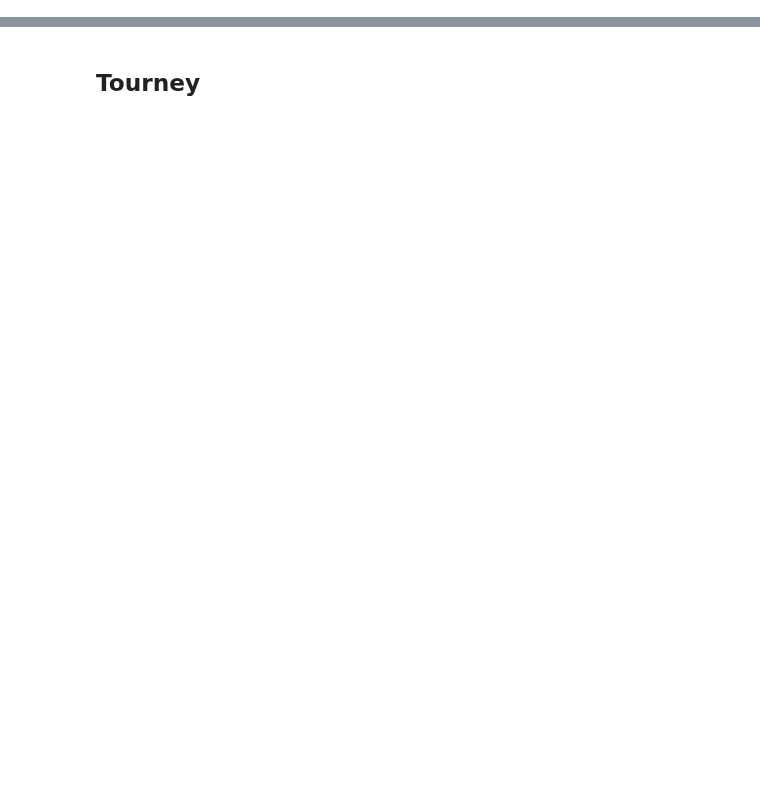
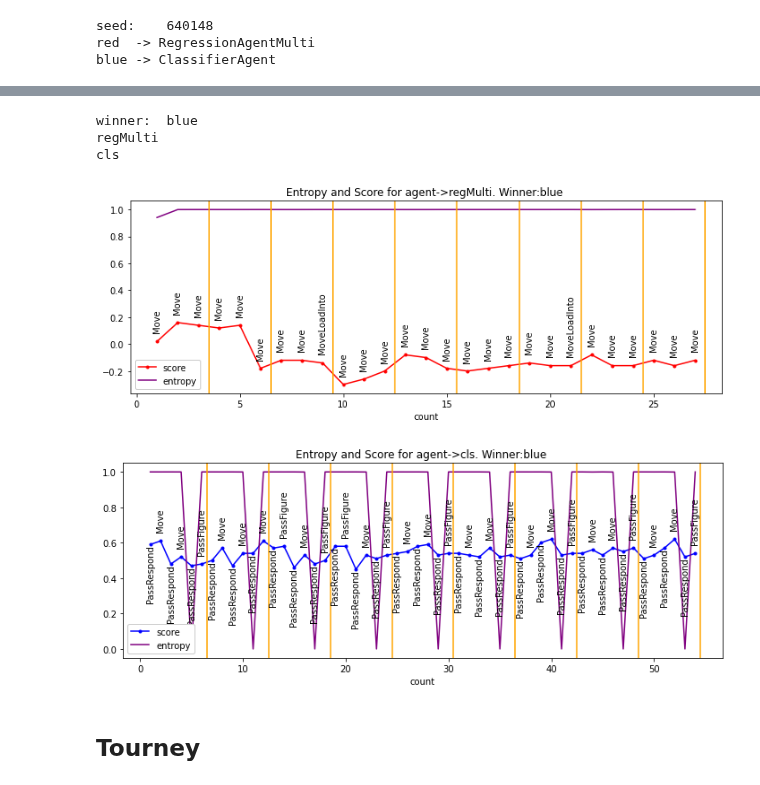
Before and after one commit to IDSIA/NewTechnoWar, a Jupyter notebook: code/notebooks/AnalysisEntropy.ipynb, the cells around one changed output, grey strips where cells are left out. Cells and saved outputs as stored; diff of their text form; code cells hidden in the pictures; blank space fills up the shorter version.

Commit message:
sistamato titoli e modelli

```diff
--- a/code/notebooks/AnalysisEntropy.ipynb
+++ b/code/notebooks/AnalysisEntropy.ipynb
@@ -91,7 +91,7 @@ def prepareDataFrames(mm:MatchManager):
 
     return df_red, df_blue, df_states, df_actions
 # %%
-def plotEntropy(df, color:str):
+def plotEntropy(df, color:str,data,winner):
     plt.figure()
     df.score.plot(color=color, marker='.')
     df.entropy.plot(color='purple')
@@ -102,6 +102,11 @@ def plotEntropy(df, color:str):
 
     for x in df[['turn']].reset_index().groupby('turn').max().values.tolist():
         plt.axvline(x=x[0]+0.5, color='orange')
+    plt.legend(framealpha=1, frameon=True)
+    print(data[0])
+    title=f'Entropy and Score for agent->{data[0]}. Winner:{winner} '
+
+    plt.title(title)
 # %%
 def plotContrast(df):
     df[df['team']=='red']['entropy'].plot(color='red'), df[df['team']=='blue']['entropy'].plot(color='blue')
@@ -111,8 +116,8 @@ def playAndAnalyze(seed:int, red_data, blue_data):
 
     df_red, df_blue, _, _ = prepareDataFrames(mm)
 
-    plotEntropy(df_red, 'red')
-    plotEntropy(df_blue, 'blue')
+    plotEntropy(df_red, 'red',red_data,mm.winner)
+    plotEntropy(df_blue, 'blue',blue_data,mm.winner)
 
     return df_red, df_blue
 # %%
@@ -146,0 +150,9 @@ seed=51
+# %%
+    s = random.randint(0, 1000000)
+    r = random.randint(0, len(red_models)-1)
+    b = random.randint(0, len(blue_models)-1)
+    df_red,df_blue=playAndAnalyze(s, red_models[r], blue_models[b])
+# %% [output]
+seed:    640148
+red  -> RegressionAgentMulti
+blue -> ClassifierAgent
@@ -147,3 +178,8 @@ seed=51
+winner:  blue
+regMulti
+cls
+[figure, added]
+[figure, added]
 # %% [markdown]
 ## Tourney
 # %%
```
Also changed, not shown: parts of 3 cells of this notebook, 4 other files.
